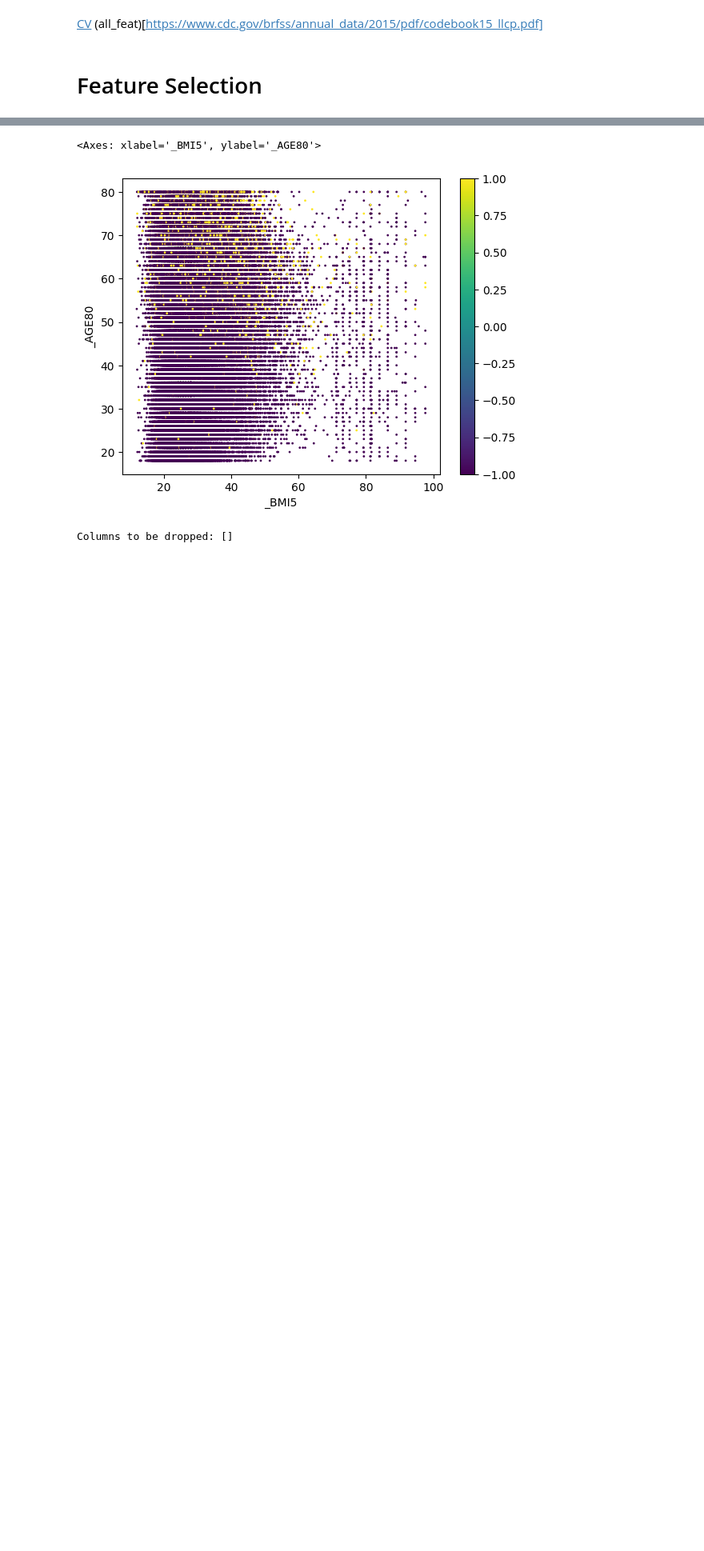
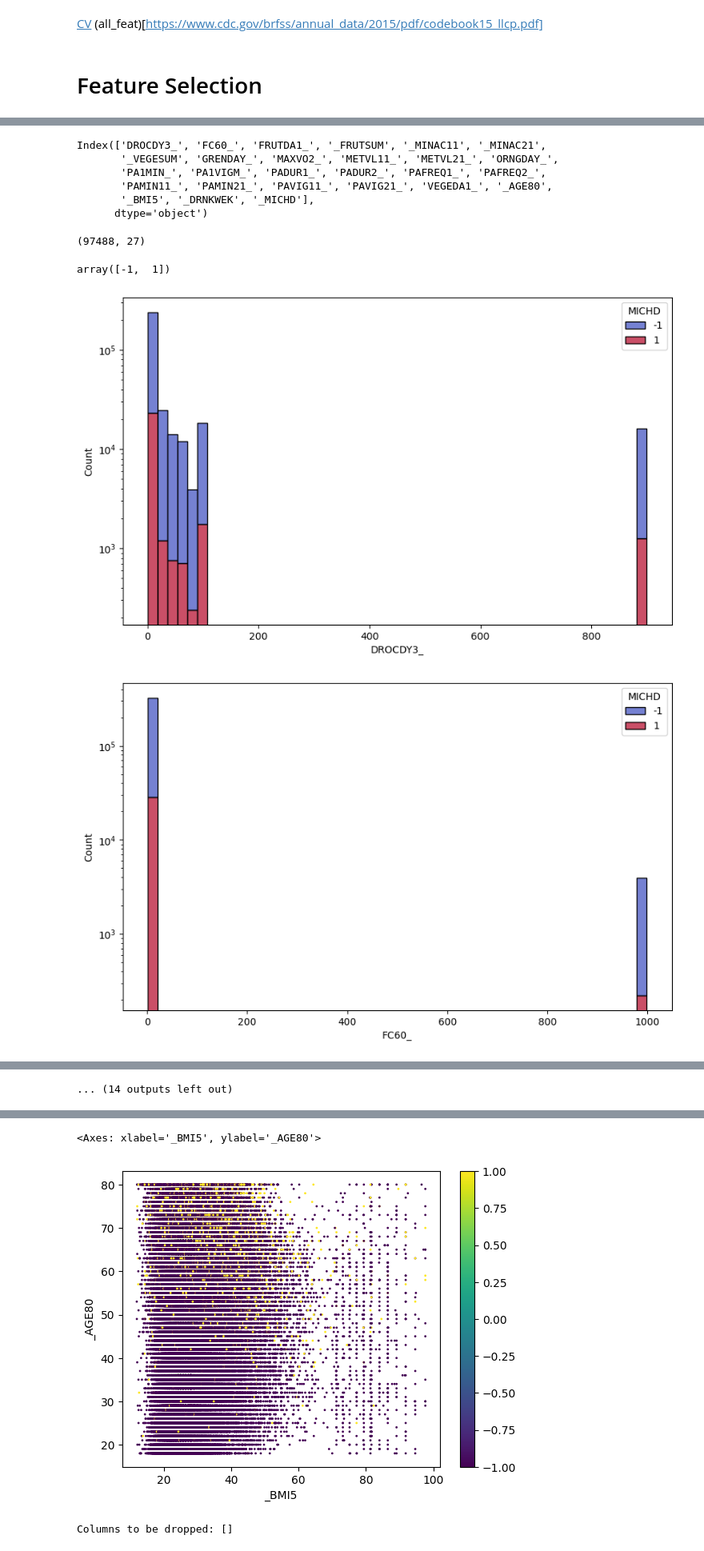
Before and after one commit to 8gabri8/heart_attack_ML, a Jupyter notebook: EDA.ipynb, the cells around one changed output, grey strips where cells are left out. Shown at 80% size. Cells and saved outputs as stored; diff of their text form; code cells hidden in the pictures; blank space fills up the shorter version.

Commit message:
some plots

```diff
--- a/EDA.ipynb
+++ b/EDA.ipynb
@@ -155,0 +149,14 @@ Name: DROCDY3_, Length: 328135, dtype: int64
+# %%
+df_merged = pd.merge(df_filtered, df_y, on='Id')
+# %%
+discrete_cols = [col for col, val in data_dict.items() if val[1] == 'discrete']
+discrete_cols.append('_MICHD')
+continuous_cols = [col for col, val in data_dict.items() if val[1] == 'continous']
+continuous_cols.append('_MICHD')
+# %%
+# Create two DataFrames: one for discrete, one for continuous
+df_merged_discrete = df_merged[discrete_cols]
+df_merged_continuous = df_merged[continuous_cols]
+# %%
+df_merged_discrete.rename(columns={'_MICHD': 'MICHD'}, inplace=True)
+df_merged_continuous.rename(columns={'_MICHD': 'MICHD'}, inplace=True)
@@ -155,0 +188,17 @@ Name: DROCDY3_, Length: 328135, dtype: int64
+# %%
+df_merged_continuous_no_out.columns
+# %% [output]
+Index(['DROCDY3_', 'FC60_', 'FRUTDA1_', '_FRUTSUM', '_MINAC11', '_MINAC21',
+       '_VEGESUM', 'GRENDAY_', 'MAXVO2_', 'METVL11_', 'METVL21_', 'ORNGDAY_',
+       'PA1MIN_', 'PA1VIGM_', 'PADUR1_', 'PADUR2_', 'PAFREQ1_', 'PAFREQ2_',
+       'PAMIN11_', 'PAMIN21_', 'PAVIG11_', 'PAVIG21_', 'VEGEDA1_', '_AGE80',
+       '_BMI5', '_DRNKWEK', '_MICHD'],
+      dtype='object')
+# %%
+df_merged_continuous_no_out.shape
+# %% [output]
+(97488, 27)
+# %%
+df_merged_continuous['MICHD'].unique()
+# %% [output]
+array([-1,  1])
@@ -155,0 +207,10 @@ Name: DROCDY3_, Length: 328135, dtype: int64
+# %%
+for col in df_merged_continuous.columns:
+    if col != 'MICHD':
+        plt.figure(figsize=(10, 6))
+        sns.histplot(data=df_merged_continuous, x=col, hue='MICHD', kde=False, multiple="stack", bins=50, palette="coolwarm", alpha=0.7)
+        plt.yscale('log')
+        plt.show()
+# %% [output]
+[figure, added]
+[figure, added]
@@ -155,0 +227 @@ Name: DROCDY3_, Length: 328135, dtype: int64
+... (14 outputs left out)
```
Also changed, not shown: parts of 18 cells of this notebook.
